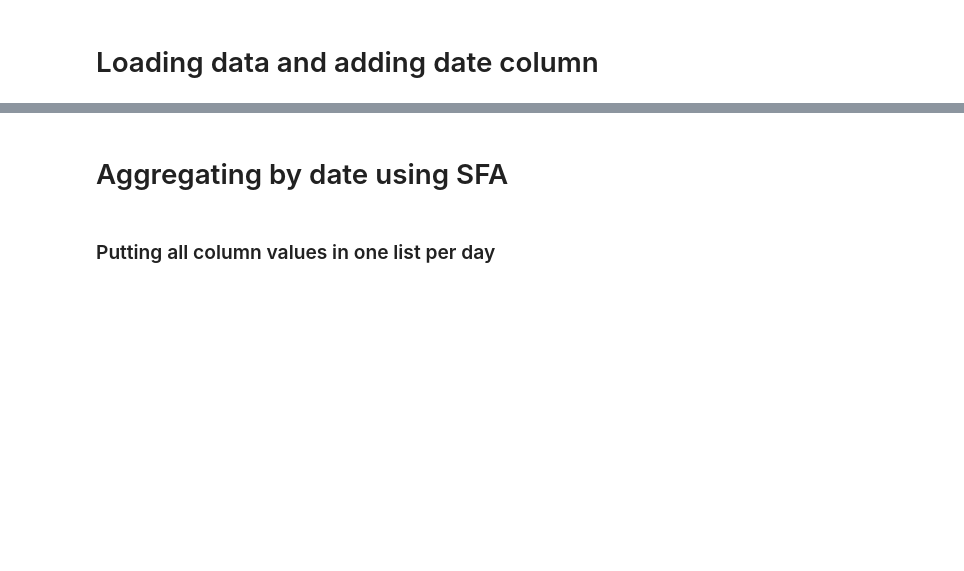
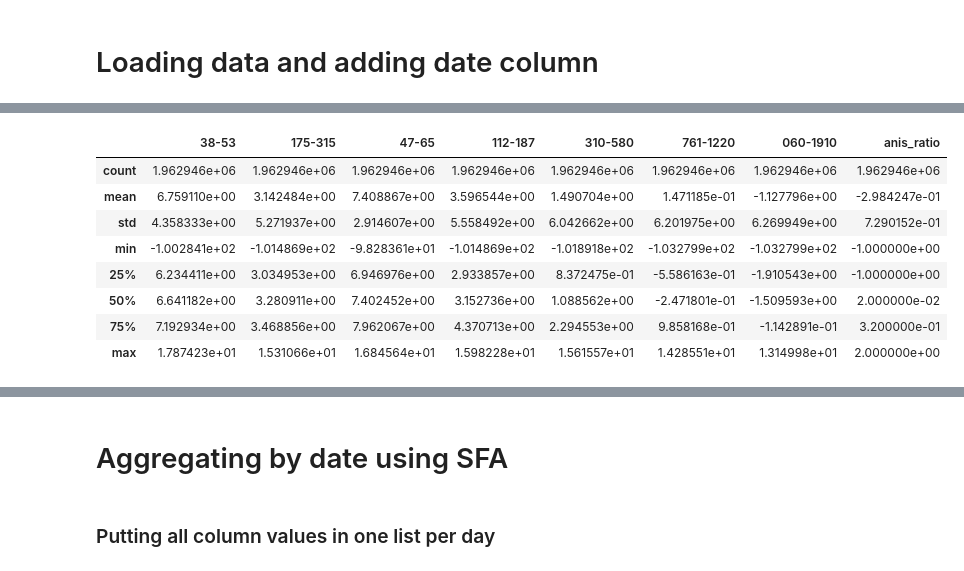
Before and after one commit to backspacer303/naucno-izracunavanje-projekat-2022, a Jupyter notebook: aggregating.ipynb, the cells around one changed output, grey strips where cells are left out. Cells and saved outputs as stored; diff of their text form; code cells hidden in the pictures; blank space fills up the shorter version.

```diff
--- a/aggregating.ipynb
+++ b/aggregating.ipynb
@@ -29,0 +49,15 @@ sis['date'] = sis.timestamp.dt.date
+# %%
+epam_wanted_columns = ['38-53', '175-315', '47-65', '112-187', '310-580',
+                       '761-1220', '060-1910', 'anis_ratio', 'date']
+epam[epam_wanted_columns[:-2]] = epam[epam_wanted_columns[:-2]].apply(lambda x: do_log(x))
+epam.describe()
+# %% [output]
+|  | 38-53 | 175-315 | 47-65 | 112-187 | 310-580 | 761-1220 | 060-1910 | anis_ratio |
+| count | 1.962946e+06 | 1.962946e+06 | 1.962946e+06 | 1.962946e+06 | 1.962946e+06 | 1.962946e+06 | 1.962946e+06 | 1.962946e+06 |
+| mean | 6.759110e+00 | 3.142484e+00 | 7.408867e+00 | 3.596544e+00 | 1.490704e+00 | 1.471185e-01 | -1.127796e+00 | -2.984247e-01 |
+| std | 4.358333e+00 | 5.271937e+00 | 2.914607e+00 | 5.558492e+00 | 6.042662e+00 | 6.201975e+00 | 6.269949e+00 | 7.290152e-01 |
+| min | -1.002841e+02 | -1.014869e+02 | -9.828361e+01 | -1.014869e+02 | -1.018918e+02 | -1.032799e+02 | -1.032799e+02 | -1.000000e+00 |
+| 25% | 6.234411e+00 | 3.034953e+00 | 6.946976e+00 | 2.933857e+00 | 8.372475e-01 | -5.586163e-01 | -1.910543e+00 | -1.000000e+00 |
+| 50% | 6.641182e+00 | 3.280911e+00 | 7.402452e+00 | 3.152736e+00 | 1.088562e+00 | -2.471801e-01 | -1.509593e+00 | 2.000000e-02 |
+| 75% | 7.192934e+00 | 3.468856e+00 | 7.962067e+00 | 4.370713e+00 | 2.294553e+00 | 9.858168e-01 | -1.142891e-01 | 3.200000e-01 |
+| max | 1.787423e+01 | 1.531066e+01 | 1.684564e+01 | 1.598228e+01 | 1.561557e+01 | 1.428551e+01 | 1.314998e+01 | 2.000000e+00 |
```
Also changed, not shown: parts of 36 cells of this notebook.
